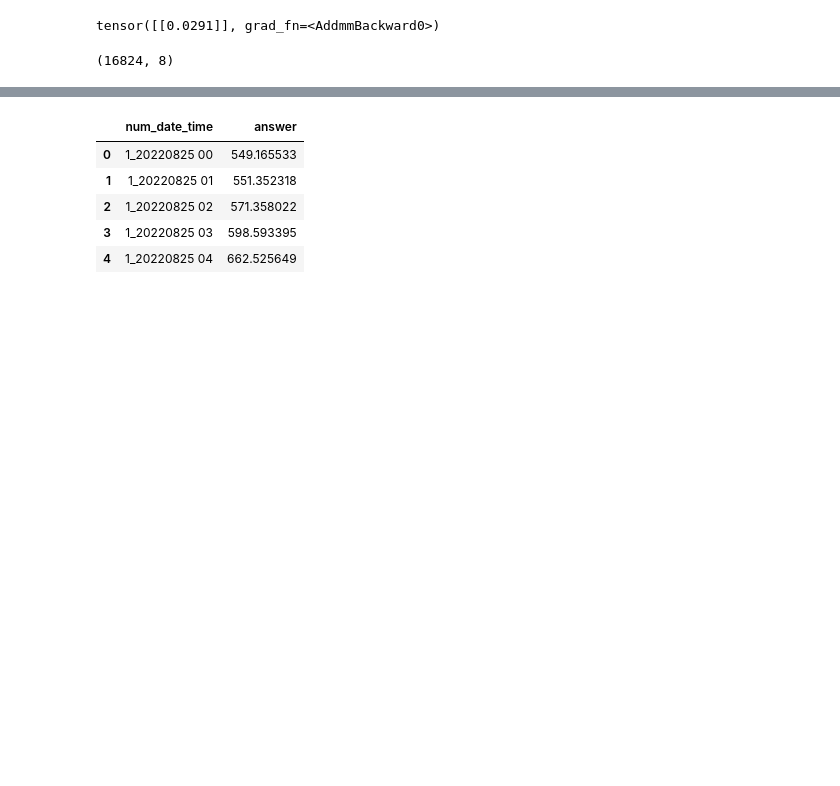
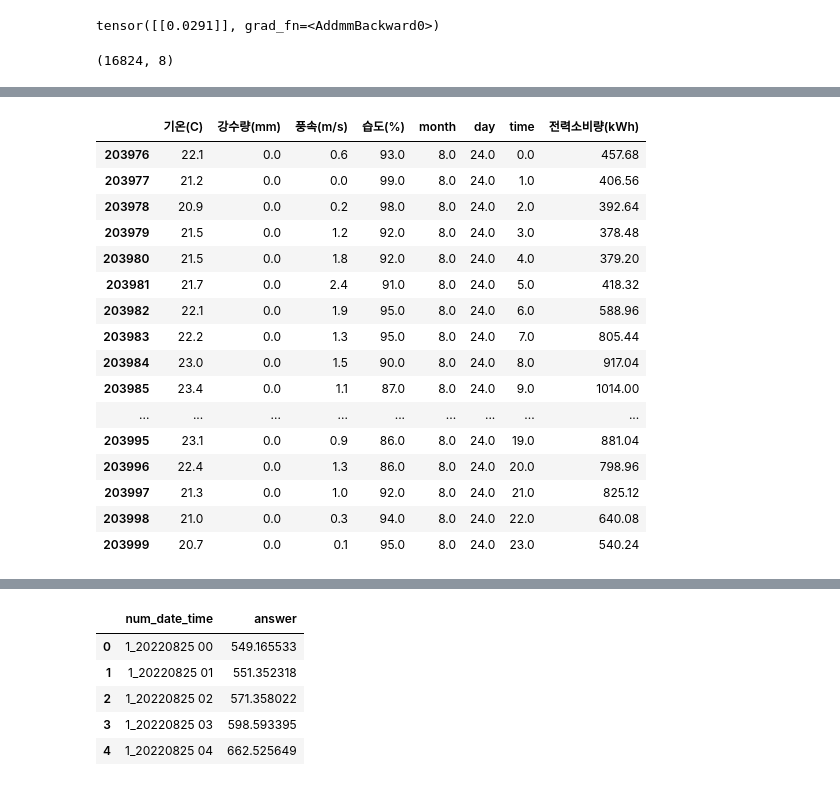
Before and after one commit to minqukanq/sklearn-ts, a Jupyter notebook: Yangyang_practice/Untitled.ipynb, the cells around one changed output, grey strips where cells are left out. Saved outputs shown, nothing was run; the diff lists cells and outputs as text; code cells hidden in the pictures; blank space fills up the shorter version.

```diff
--- a/Yangyang_practice/Untitled.ipynb
+++ b/Yangyang_practice/Untitled.ipynb
@@ -219,0 +236,20 @@ test_data.shape
+# %%
+last_train_data
+# %% [output]
+|  | 기온(C) | 강수량(mm) | 풍속(m/s) | 습도(%) | month | day | time | 전력소비량(kWh) |
+| 203976 | 22.1 | 0.0 | 0.6 | 93.0 | 8.0 | 24.0 | 0.0 | 457.68 |
+| 203977 | 21.2 | 0.0 | 0.0 | 99.0 | 8.0 | 24.0 | 1.0 | 406.56 |
+| 203978 | 20.9 | 0.0 | 0.2 | 98.0 | 8.0 | 24.0 | 2.0 | 392.64 |
+| 203979 | 21.5 | 0.0 | 1.2 | 92.0 | 8.0 | 24.0 | 3.0 | 378.48 |
+| 203980 | 21.5 | 0.0 | 1.8 | 92.0 | 8.0 | 24.0 | 4.0 | 379.20 |
+| 203981 | 21.7 | 0.0 | 2.4 | 91.0 | 8.0 | 24.0 | 5.0 | 418.32 |
+| 203982 | 22.1 | 0.0 | 1.9 | 95.0 | 8.0 | 24.0 | 6.0 | 588.96 |
+| 203983 | 22.2 | 0.0 | 1.3 | 95.0 | 8.0 | 24.0 | 7.0 | 805.44 |
+| 203984 | 23.0 | 0.0 | 1.5 | 90.0 | 8.0 | 24.0 | 8.0 | 917.04 |
+| 203985 | 23.4 | 0.0 | 1.1 | 87.0 | 8.0 | 24.0 | 9.0 | 1014.00 |
+| ... | ... | ... | ... | ... | ... | ... | ... | ... |
+| 203995 | 23.1 | 0.0 | 0.9 | 86.0 | 8.0 | 24.0 | 19.0 | 881.04 |
+| 203996 | 22.4 | 0.0 | 1.3 | 86.0 | 8.0 | 24.0 | 20.0 | 798.96 |
+| 203997 | 21.3 | 0.0 | 1.0 | 92.0 | 8.0 | 24.0 | 21.0 | 825.12 |
+| 203998 | 21.0 | 0.0 | 0.3 | 94.0 | 8.0 | 24.0 | 22.0 | 640.08 |
+| 203999 | 20.7 | 0.0 | 0.1 | 95.0 | 8.0 | 24.0 | 23.0 | 540.24 |
```
Also changed, not shown: parts of 2 cells of this notebook.
